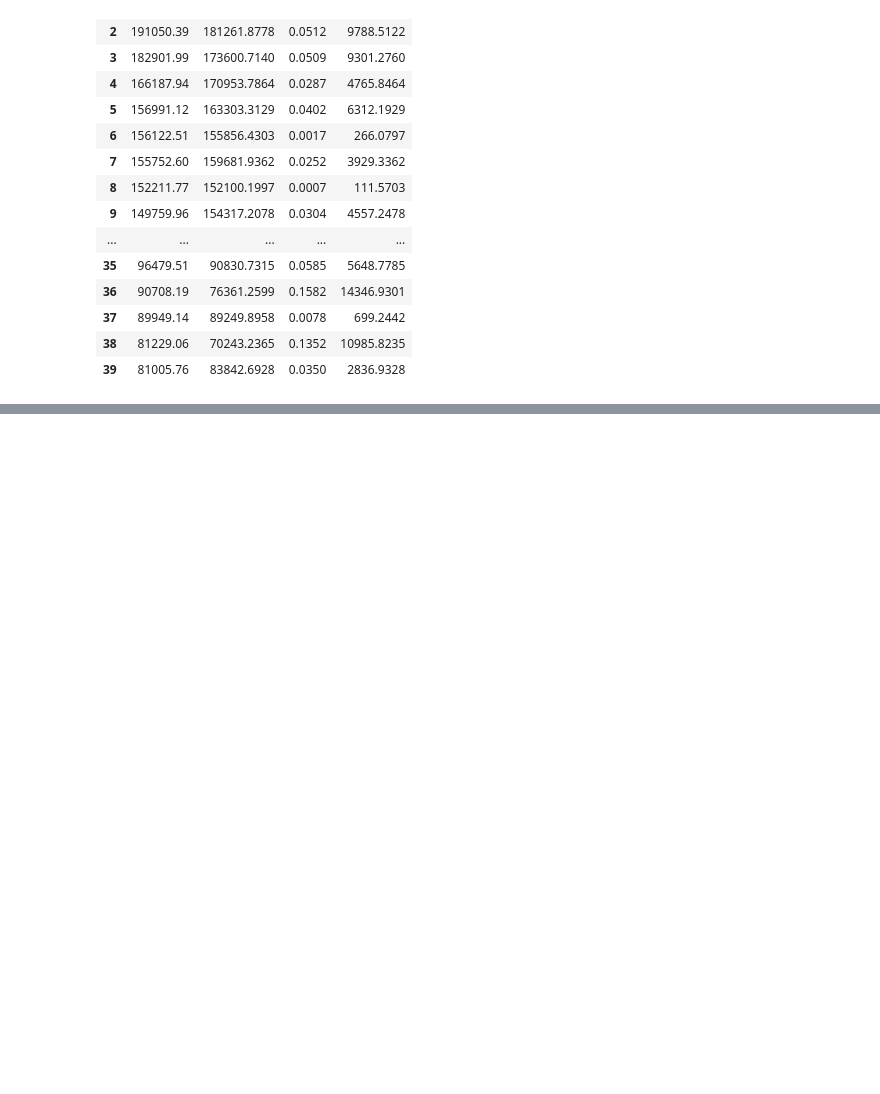
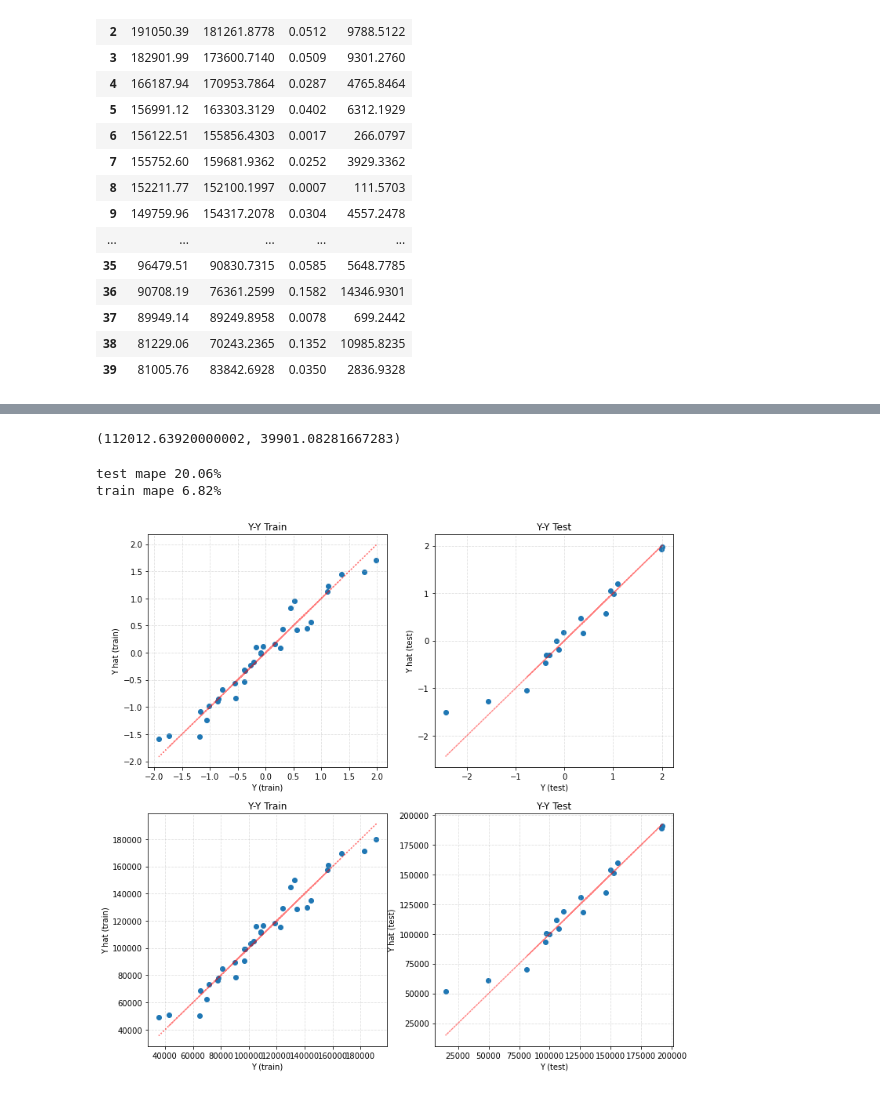
Before and after one commit to jeevankumarr/ml-scratch, a Jupyter notebook: notebooks/MLE_notebook.ipynb, the cells around one changed output, grey strips where cells are left out. Cells and saved outputs as stored; diff of their text form; code cells hidden in the pictures; blank space fills up the shorter version.

```diff
--- a/notebooks/MLE_notebook.ipynb
+++ b/notebooks/MLE_notebook.ipynb
@@ -819,0 +896,5 @@ _ = ax.grid(linestyle='--', alpha=0.3)
+# %%
+lrmle = LinearRegMLE()
+
+result, df_iter = lrmle.estimate(Y_train, X_train, learning_rate=0.001, reg='sumto1',
+                                 quiet=False, iters=30000, thresh=0.00001)
@@ -819,0 +923,3 @@ _ = ax.grid(linestyle='--', alpha=0.3)
+# %%
+Y_test_yhat = np.matmul(X_test, result.T)
+Y_train_yhat = np.matmul(X_train, result.T)
@@ -819,0 +946,54 @@ _ = ax.grid(linestyle='--', alpha=0.3)
+# %%
+Y_mean, Y_sigma
+# %% [output]
+(112012.63920000002, 39901.08281667283)
+# %%
+Y_test_raw = Y_test * Y_sigma + Y_mean
+Y_test_yhat_raw = Y_test_yhat * Y_sigma + Y_mean
+
+Y_train_raw = Y_train * Y_sigma + Y_mean
+Y_train_yhat_raw = Y_train_yhat * Y_sigma + Y_mean
+
+
+print(f'test mape {np.mean(np.abs(Y_test_yhat_raw/Y_test_raw - 1)):.2%}')
+print(f'train mape {np.mean(np.abs(Y_train_yhat_raw/Y_train_raw - 1)):.2%}')
+# %% [output]
+test mape 20.06%
+train mape 6.82%
+# %%
+fg, ax = plt.subplots(2,2)
+_ = ax[0][0].scatter(Y_train, Y_train_yhat)
+_ = ax[0][0].plot(Y_train, Y_train, alpha=0.5, color='red', linestyle=':')
+_ = ax[0][0].set_title('Y-Y Train')
+_ = ax[0][0].set_ylabel('Y hat (train)')
+_ = ax[0][0].set_xlabel('Y (train)')
+
+_ = ax[0][1].scatter(Y_test, Y_test_yhat)
+_ = ax[0][1].plot(Y_test, Y_test, alpha=0.5, color='red', linestyle=':')
+_ = ax[0][1].set_title('Y-Y Test')
+_ = ax[0][1].set_ylabel('Y hat (test)')
+_ = ax[0][1].set_xlabel('Y (test)')
+
+
+_ = ax[1][0].scatter(Y_train_raw, Y_train_yhat_raw)
+_ = ax[1][0].plot(Y_train_raw, Y_train_raw, alpha=0.5, color='red', linestyle=':')
+_ = ax[1][0].set_title('Y-Y Train')
+_ = ax[1][0].set_ylabel('Y hat (train)')
+_ = ax[1][0].set_xlabel('Y (train)')
+
+_ = ax[1][1].scatter(Y_test_raw, Y_test_yhat_raw)
+_ = ax[1][1].plot(Y_test_raw, Y_test_raw, alpha=0.5, color='red', linestyle=':')
+_ = ax[1][1].set_title('Y-Y Test')
+_ = ax[1][1].set_ylabel('Y hat (test)')
+_ = ax[1][1].set_xlabel('Y (test)')
+
+
+for ar in ax:
+    for a in ar:
+        _ = a.grid(linestyle='--', alpha=0.4)
+#         _ = a.set_xlim(-3,3)
+#         _ = a.set_ylim(-3,3)
+
+_ = fg.set_size_inches(6*2, 6* 2)
+# %% [output]
+[figure, added]
```
Also changed, not shown: parts of 56 cells of this notebook, 2 other files.
